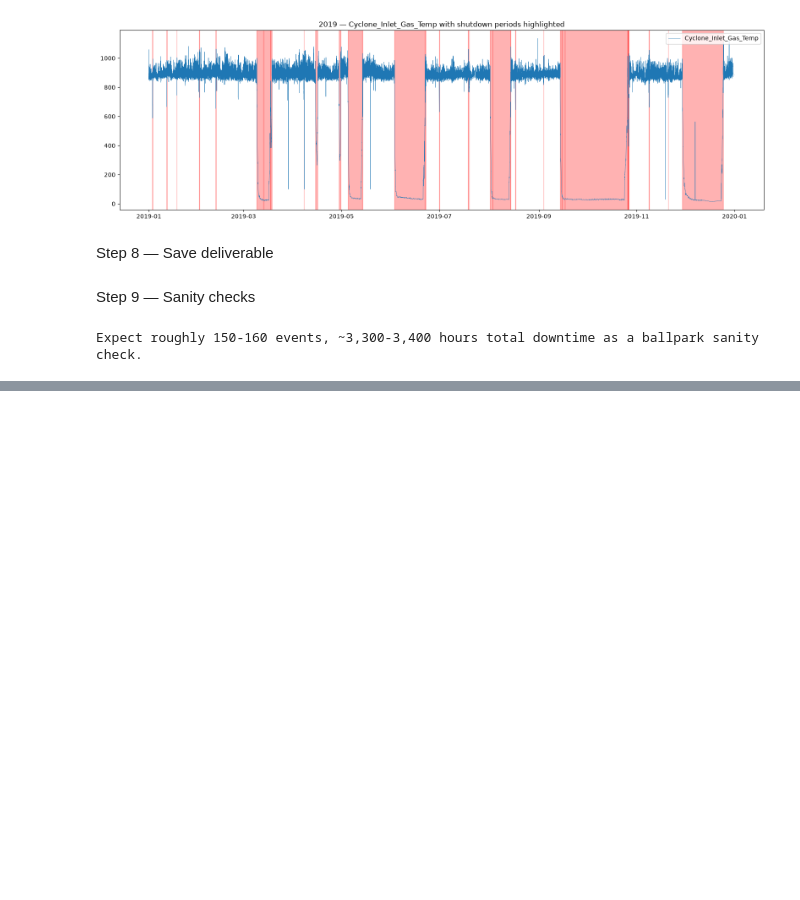
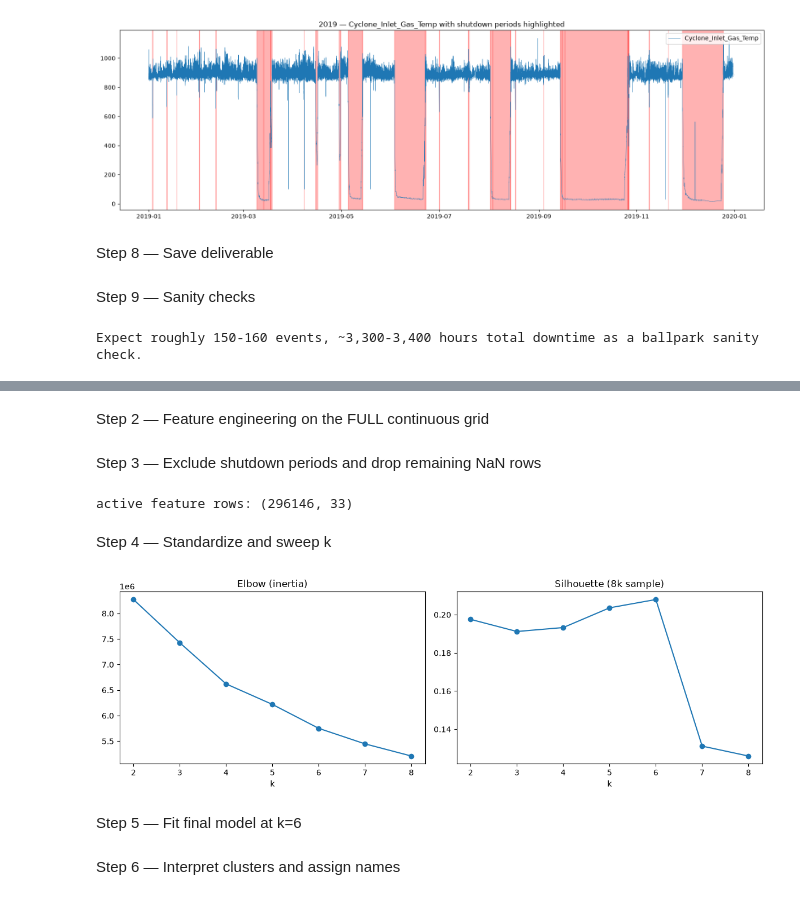
Before and after one commit to sripilla/cyclone-sensor-rag-system, a Jupyter notebook: Task1/notebooks/task1_analysis.ipynb, the cells around one changed output, grey strips where cells are left out. Cells and saved outputs as stored; diff of their text form; code cells hidden in the pictures; blank space fills up the shorter version.

Commit message:
Task 1 Phase 3: feature engineering and operational state clustering

```diff
--- a/Task1/notebooks/task1_analysis.ipynb
+++ b/Task1/notebooks/task1_analysis.ipynb
@@ -325,0 +345,53 @@ Expect roughly 150-160 events, ~3,300-3,400 hours total downtime as a ballpark s
+# %% [markdown]
+Step 2 — Feature engineering on the FULL continuous grid
+# %%
+feat = df[sensor_cols].copy()
+
+for c in sensor_cols:
+    feat[f"{c}_lag1"] = df[c].shift(1)
+    feat[f"{c}_roll_mean_1h"] = df[c].rolling(12, min_periods=6).mean()
+    feat[f"{c}_roll_std_1h"] = df[c].rolling(12, min_periods=6).std()
+    feat[f"{c}_roc"] = df[c].diff()
+
+feat["temp_diff_inlet_outlet"] = df["Cyclone_Inlet_Gas_Temp"] - df["Cyclone_Gas_Outlet_Temp"]
+feat["draft_diff_inlet_outlet"] = df["Cyclone_Inlet_Draft"] - df["Cyclone_Outlet_Gas_draft"]
+feat["draft_diff_cone_outlet"] = df["Cyclone_cone_draft"] - df["Cyclone_Outlet_Gas_draft"]
+# %% [markdown]
+Step 3 — Exclude shutdown periods and drop remaining NaN rows
+# %%
+is_shutdown = pd.Series(False, index=df.index)
+for _, row in sp.iterrows():
+    is_shutdown.loc[row["start"]:row["end"]] = True
+
+active_feat = feat[~is_shutdown].dropna()
+print("active feature rows:", active_feat.shape)   # expect ~296,000
+# %% [output]
+active feature rows: (296146, 33)
+# %% [markdown]
+Step 4 — Standardize and sweep k
+# %%
+scaler = StandardScaler()
+X = scaler.fit_transform(active_feat.values)
+
+rng = np.random.RandomState(42)
+sample_idx = rng.choice(len(X), size=8000, replace=False)
+
+inertias, sils = {}, {}
+for k in range(2, 9):
+    km = KMeans(n_clusters=k, n_init=10, random_state=42)
+    labels = km.fit_predict(X)
+    inertias[k] = km.inertia_
+    sils[k] = silhouette_score(X[sample_idx], labels[sample_idx])
+
+import matplotlib.pyplot as plt
+fig, axes = plt.subplots(1, 2, figsize=(12, 4))
+axes[0].plot(list(inertias.keys()), list(inertias.values()), marker="o")
+axes[0].set_title("Elbow (inertia)"); axes[0].set_xlabel("k")
+axes[1].plot(list(sils.keys()), list(sils.values()), marker="o")
+axes[1].set_title("Silhouette (8k sample)"); axes[1].set_xlabel("k")
+plt.tight_layout()
+plt.savefig("../plots/cluster_evaluation.png", dpi=150)
+# %% [output]
+[figure, added]
+# %% [markdown]
+Step 5 — Fit final model at k=6
@@ -325,0 +403,2 @@ Expect roughly 150-160 events, ~3,300-3,400 hours total downtime as a ballpark s
+# %% [markdown]
+Step 6 — Interpret clusters and assign names
```
Also changed, not shown: parts of 11 cells of this notebook, 5 other files.
